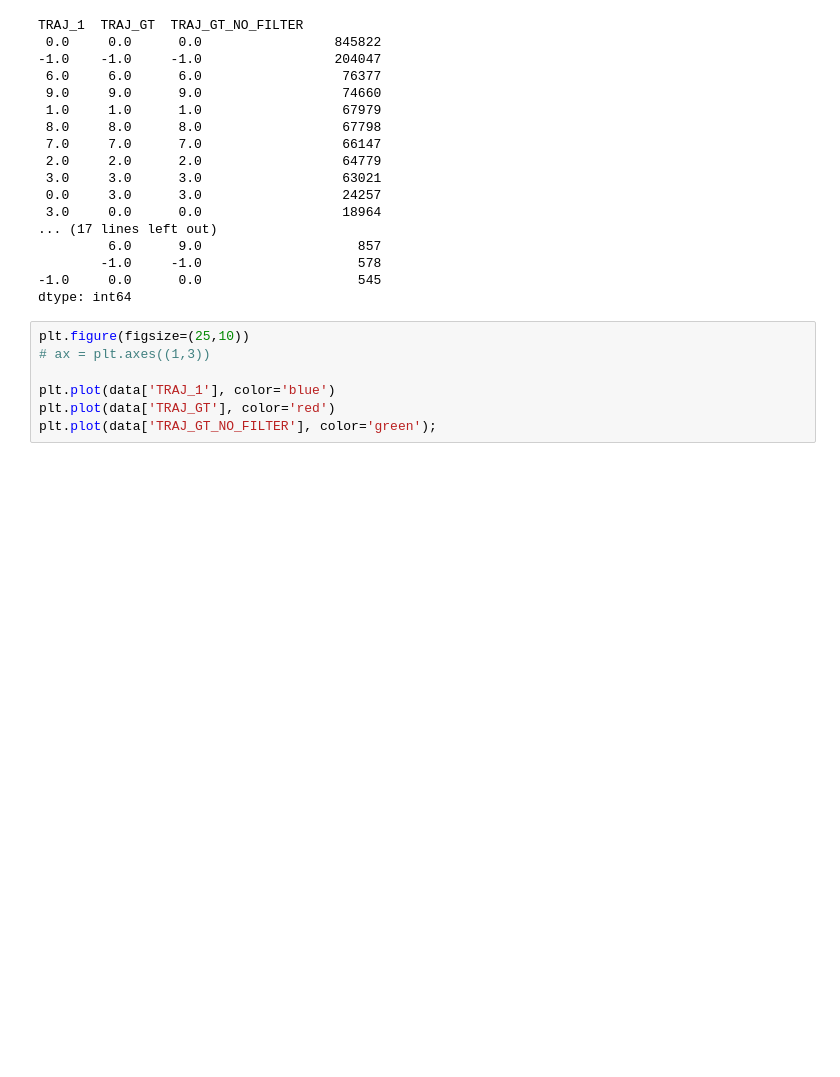
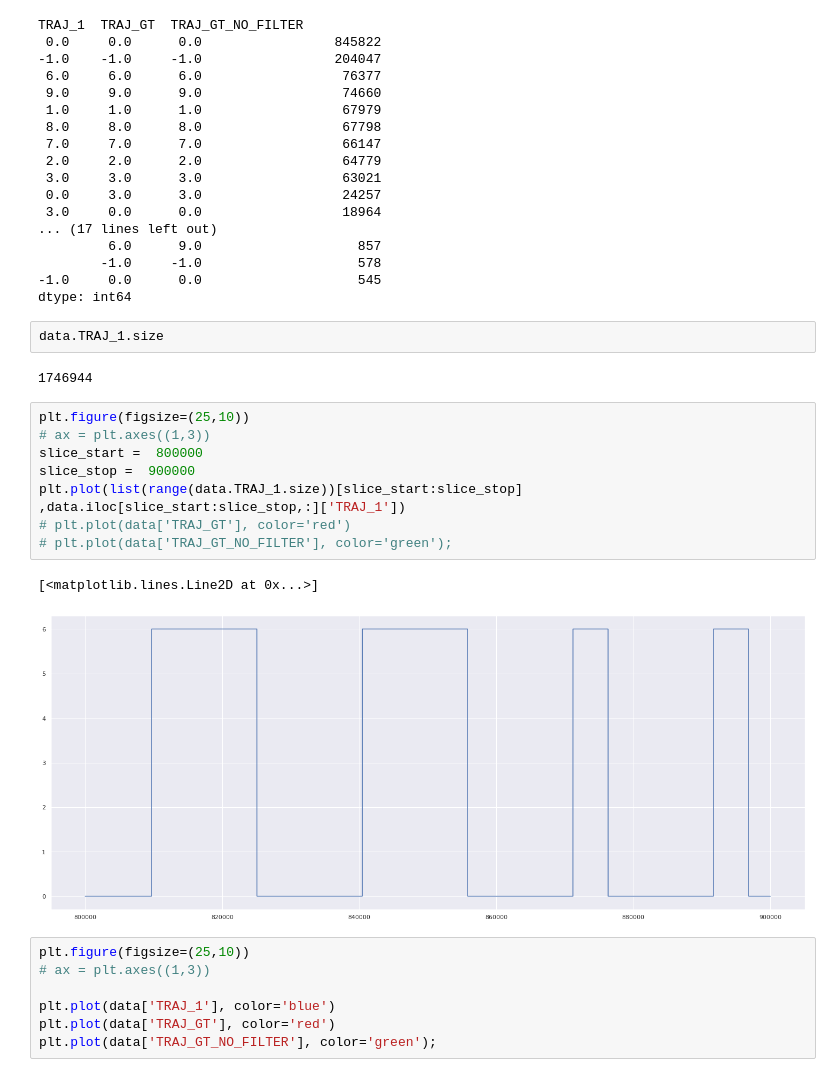
Before and after one commit to moshebeutel/EMG_data_analysis, a Jupyter notebook: EMG_analysis_notebook.ipynb, the cells around one changed output. Saved outputs shown, nothing was run; the diff lists cells and outputs as text; blank space fills up the shorter version.

```diff
--- a/EMG_analysis_notebook.ipynb
+++ b/EMG_analysis_notebook.ipynb
@@ -190,6 +207,21 @@ TRAJ_1  TRAJ_GT  TRAJ_GT_NO_FILTER
         -1.0     -1.0                    578
 -1.0     0.0      0.0                    545
 dtype: int64
+# %%
+data.TRAJ_1.size
+# %% [output]
+1746944
+# %%
+plt.figure(figsize=(25,10))
+# ax = plt.axes((1,3))
+slice_start =  800000
+slice_stop =  900000
+plt.plot(list(range(data.TRAJ_1.size))[slice_start:slice_stop] ,data.iloc[slice_start:slice_stop,:]['TRAJ_1'])
+# plt.plot(data['TRAJ_GT'], color='red')
+# plt.plot(data['TRAJ_GT_NO_FILTER'], color='green');
+# %% [output]
+[<matplotlib.lines.Line2D at 0x...>]
+[figure, added]
 # %%
 plt.figure(figsize=(25,10))
 # ax = plt.axes((1,3))
```
Also changed, not shown: parts of 3 cells of this notebook, 5 other files.
